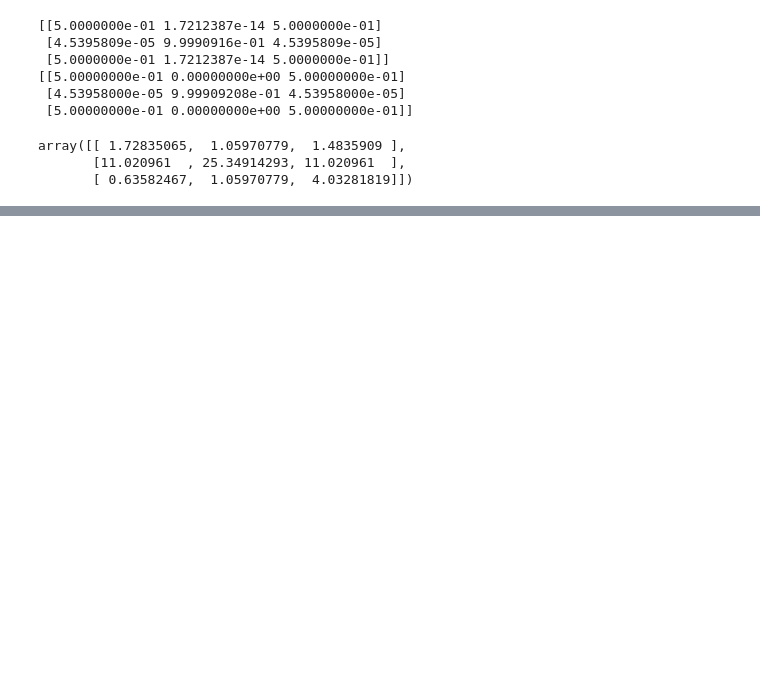
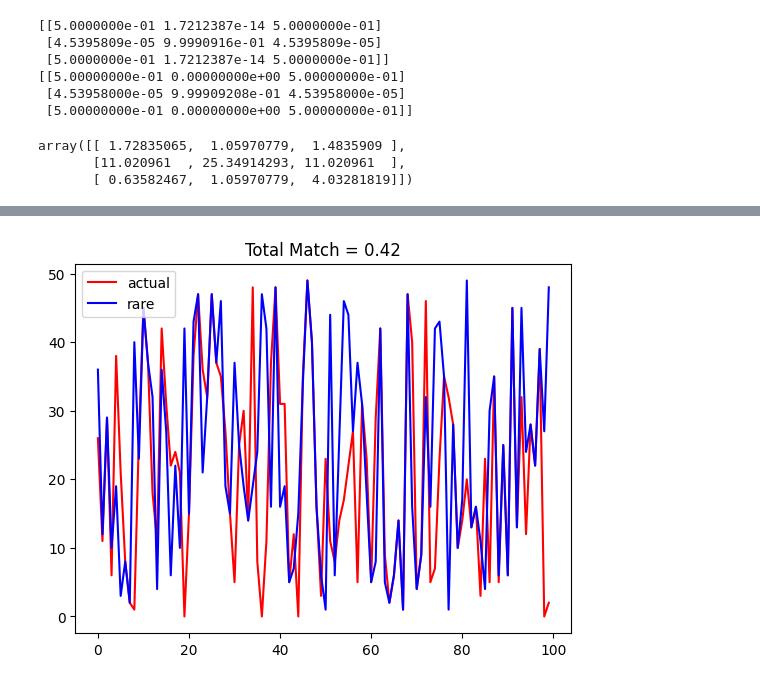
Before and after one commit to jumzzz/transformers-from-scratch, a Jupyter notebook: bishop/01-self-attention-basics.ipynb, the cells around one changed output, grey strips where cells are left out. Cells and saved outputs as stored; diff of their text form; code cells hidden in the pictures; blank space fills up the shorter version.

```diff
--- a/bishop/01-self-attention-basics.ipynb
+++ b/bishop/01-self-attention-basics.ipynb
@@ -142,0 +197,70 @@ AttributeError: 'ArrayImpl' object has no attribute 'tonumpy'
+# %%
+import matplotlib.pyplot as plt
+
+def distance(X,Y):
+    dims = X.shape[1]
+    dist = np.abs(X ** dims - Y ** dims)
+    dist = dist ** (1 / dims)
+    return np.sum(dist, axis=1)
+
+total_sample = 100
+
+actual_min_index = []
+rare_row_index = []
+
+for sample in range(100):
+
+    start_row = 0
+    end_row = 50
+
+    rare_row = np.random.randint(0, 50)
+
+    typical_low = 0
+    typical_high = 0
+
+    while typical_low == typical_high:
+        typical_r0 = np.random.randint(0, 100)
+        typical_r1 = np.random.randint(0, 100)
+        typical_low = min(typical_r0, typical_r1)
+        typical_high = max(typical_r0, typical_r1)
+
+    rare_low = 0
+    rare_high = 0
+
+    while rare_low == rare_high:
+        rare_r0 = np.random.randint(0, 100)
+        rare_r1 = np.random.randint(0, 100)
+        rare_low = min(rare_r0, rare_r1)
+        rare_high = max(rare_r0, rare_r1)
+
+    col_size = 10
+    tokens_list = []
+
+    for i in range(0, end_row):
+        if i == rare_row:
+            tokens_list.append(np.random.randint(rare_low, rare_high, col_size))
+        else:
+            tokens_list.append(np.random.randint(typical_low, typical_high, col_size))
+
+    tokens = np.array(tokens_list)
+
+    res = softmax(tokens @ tokens.T) @ tokens
+    actual_min_index.append(np.argmin(distance(res, tokens)))
+    rare_row_index.append(rare_row)
+
+total_match = 0
+for x,y in zip(actual_min_index, rare_row_index):
+    if x == y:
+        total_match += 1
+
+total_sample = 100
+# np.round(total_match / 100)
+percent_match = total_match / total_sample
+
+plt.plot(np.arange(len(actual_min_index)), actual_min_index, color='red', label='actual')
+plt.plot(np.arange(len(actual_min_index)), rare_row_index, color='blue', label='rare')
+plt.title(f'Total Match = {percent_match}')
+plt.legend()
+plt.show()
+# %% [output]
+[figure, added]
```
Also changed, not shown: parts of 3 cells of this notebook.
